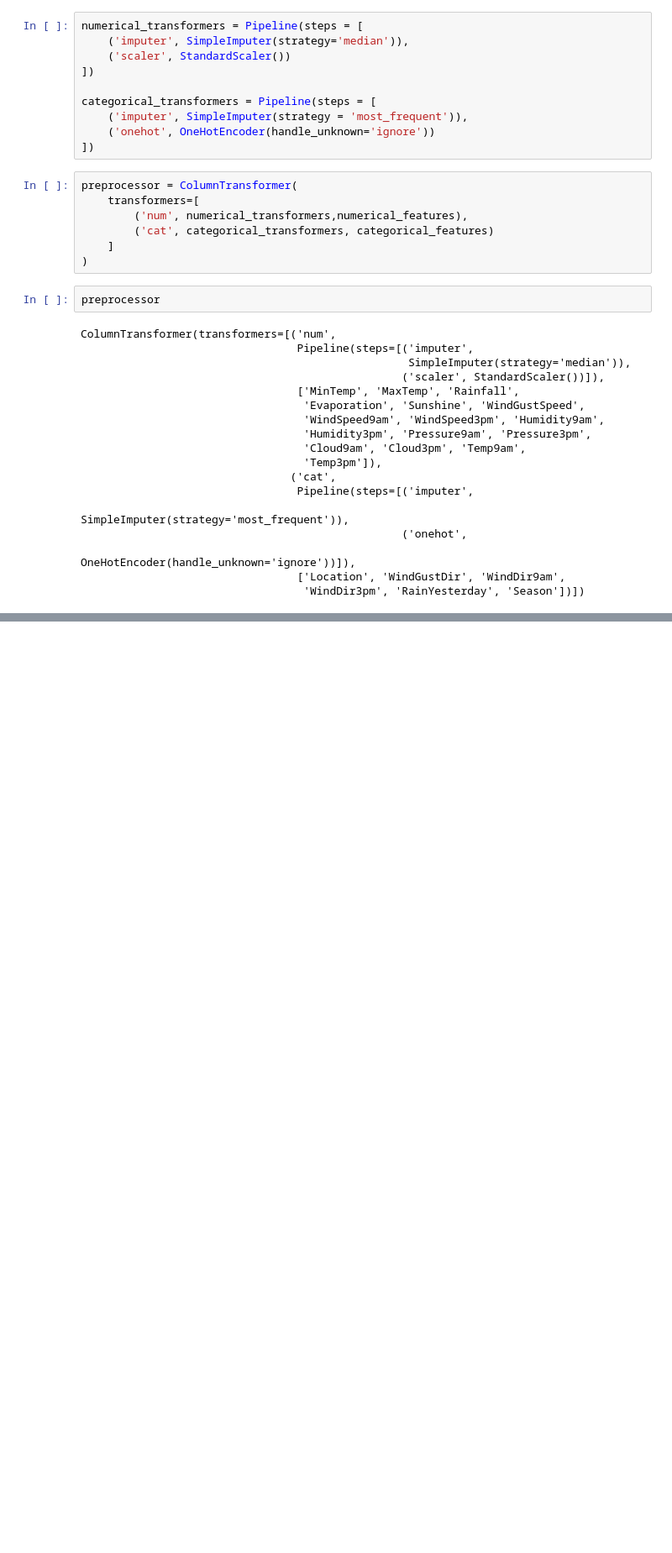
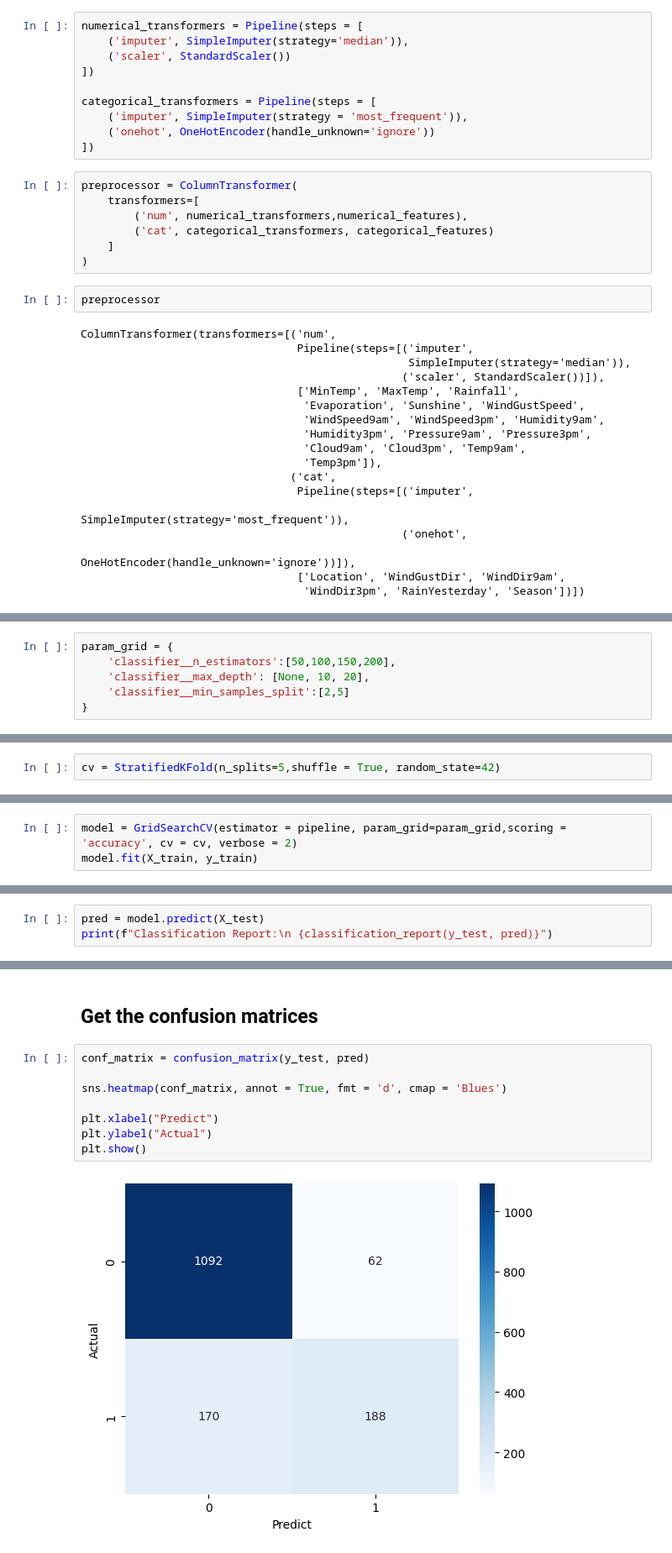
Before and after one commit to Tinonturja/MachineLearning, a Jupyter notebook: Rainfall_Prediction_Classifier.ipynb, the cells around one changed output, grey strips where cells are left out. Shown at 84% size. Cells and saved outputs as stored; diff of their text form; blank space fills up the shorter version.

Commit message:
Using two different models to get best predictions

```diff
--- a/Rainfall_Prediction_Classifier.ipynb
+++ b/Rainfall_Prediction_Classifier.ipynb
@@ -378,0 +388,6 @@ ColumnTransformer(transformers=[('num',
+# %%
+param_grid = {
+    'classifier__n_estimators':[50,100,150,200],
+    'classifier__max_depth': [None, 10, 20],
+    'classifier__min_samples_split':[2,5]
+}
@@ -378,0 +396,2 @@ ColumnTransformer(transformers=[('num',
+# %%
+cv = StratifiedKFold(n_splits=5,shuffle = True, random_state=42)
@@ -378,0 +400,3 @@ ColumnTransformer(transformers=[('num',
+# %%
+model = GridSearchCV(estimator = pipeline, param_grid=param_grid,scoring = 'accuracy', cv = cv, verbose = 2)
+model.fit(X_train, y_train)
@@ -378,0 +445,3 @@ ColumnTransformer(transformers=[('num',
+# %%
+pred = model.predict(X_test)
+print(f"Classification Report:\n {classification_report(y_test, pred)}")
@@ -378,0 +458,12 @@ ColumnTransformer(transformers=[('num',
+# %% [markdown]
+## Get the confusion matrices
+# %%
+conf_matrix = confusion_matrix(y_test, pred)
+
+sns.heatmap(conf_matrix, annot = True, fmt = 'd', cmap = 'Blues')
+
+plt.xlabel("Predict")
+plt.ylabel("Actual")
+plt.show()
+# %% [output]
+[figure, added]
```
Also changed, not shown: parts of 22 cells of this notebook, 1 other file.
